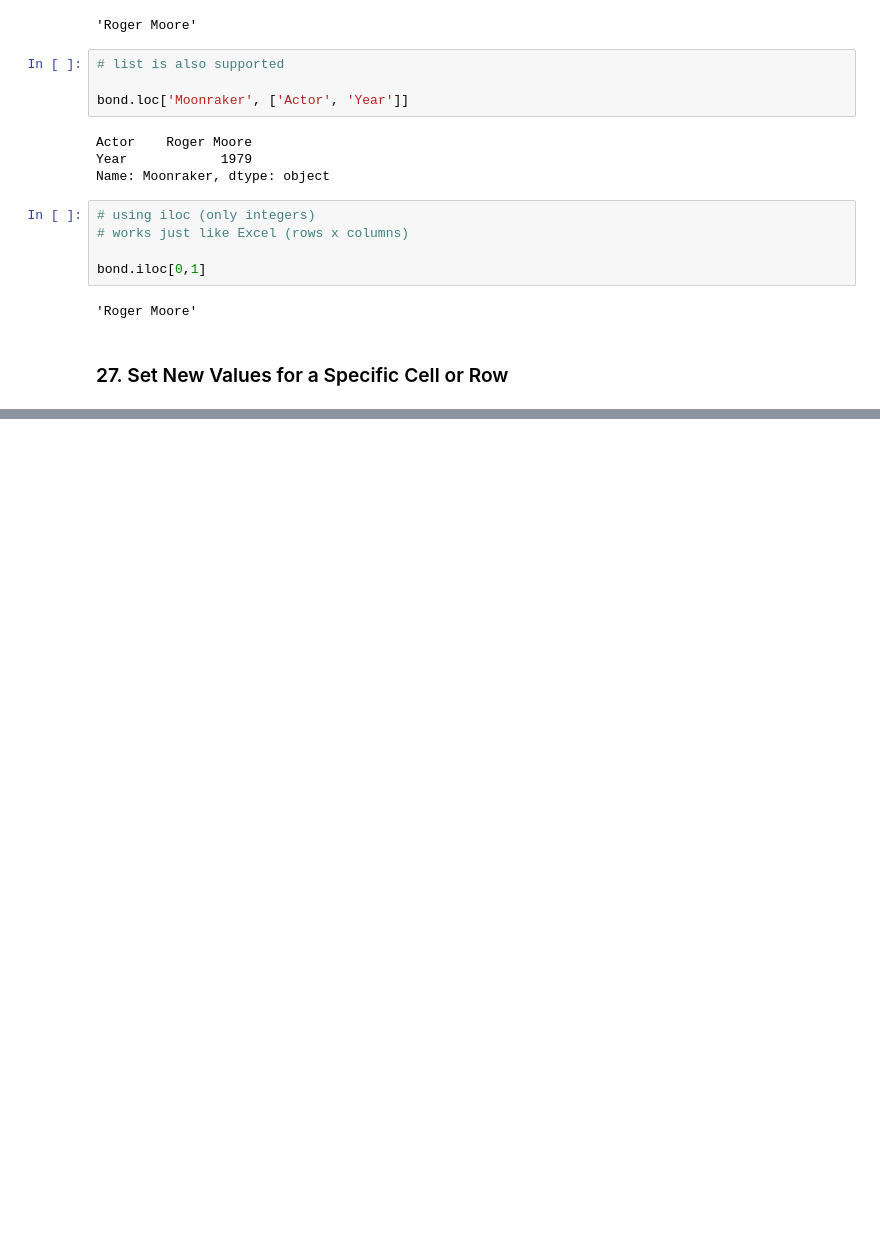
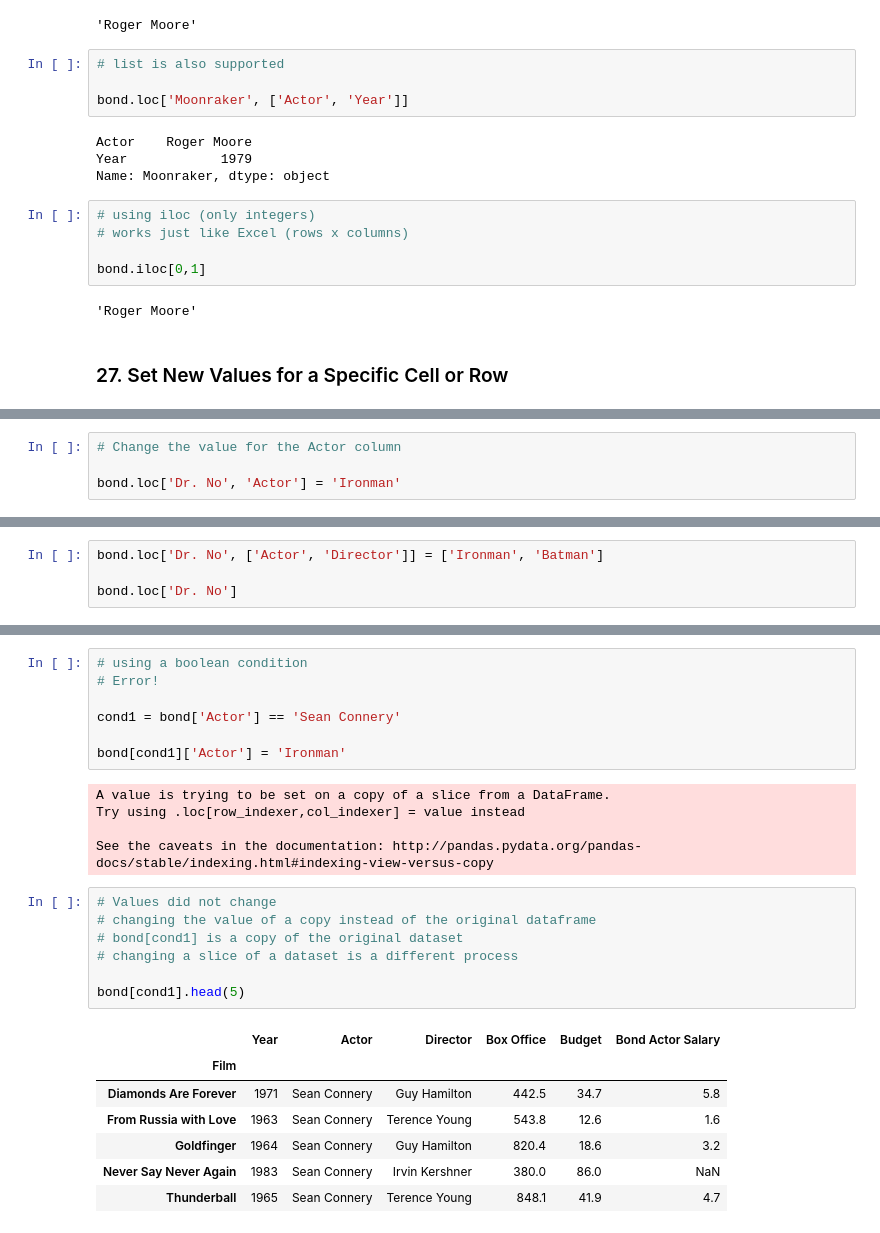
Before and after one commit to ageraldo1/Data-Science, a Jupyter notebook: pandas/notebooks/Dataframes.ipynb, the cells around one changed output, grey strips where cells are left out. Drawn from its saved outputs; the diff is of its cells as text; blank space fills up the shorter version.

```diff
--- a/pandas/notebooks/Dataframes.ipynb
+++ b/pandas/notebooks/Dataframes.ipynb
@@ -1311,0 +1332,4 @@ bond.iloc[0,1]
+# %%
+# Change the value for the Actor column
+
+bond.loc['Dr. No', 'Actor'] = 'Ironman'
@@ -1311,0 +1346,4 @@ bond.iloc[0,1]
+# %%
+bond.loc['Dr. No', ['Actor', 'Director']] = ['Ironman', 'Batman']
+
+bond.loc['Dr. No']
@@ -1311,0 +1374,27 @@ bond.iloc[0,1]
+# %%
+# using a boolean condition
+# Error!
+
+cond1 = bond['Actor'] == 'Sean Connery'
+
+bond[cond1]['Actor'] = 'Ironman'
+# %% [output]
+A value is trying to be set on a copy of a slice from a DataFrame.
+Try using .loc[row_indexer,col_indexer] = value instead
+
+See the caveats in the documentation: http://pandas.pydata.org/pandas-docs/stable/indexing.html#indexing-view-versus-copy
+# %%
+# Values did not change
+# changing the value of a copy instead of the original dataframe
+# bond[cond1] is a copy of the original dataset
+# changing a slice of a dataset is a different process
+
+bond[cond1].head(5)
+# %% [output]
+|  | Year | Actor | Director | Box Office | Budget | Bond Actor Salary |
+| Film |  |  |  |  |  |  |
+| Diamonds Are Forever | 1971 | Sean Connery | Guy Hamilton | 442.5 | 34.7 | 5.8 |
+| From Russia with Love | 1963 | Sean Connery | Terence Young | 543.8 | 12.6 | 1.6 |
+| Goldfinger | 1964 | Sean Connery | Guy Hamilton | 820.4 | 18.6 | 3.2 |
+| Never Say Never Again | 1983 | Sean Connery | Irvin Kershner | 380.0 | 86.0 | NaN |
+| Thunderball | 1965 | Sean Connery | Terence Young | 848.1 | 41.9 | 4.7 |
```
Also changed, not shown: parts of 25 cells of this notebook, 4 other files.
